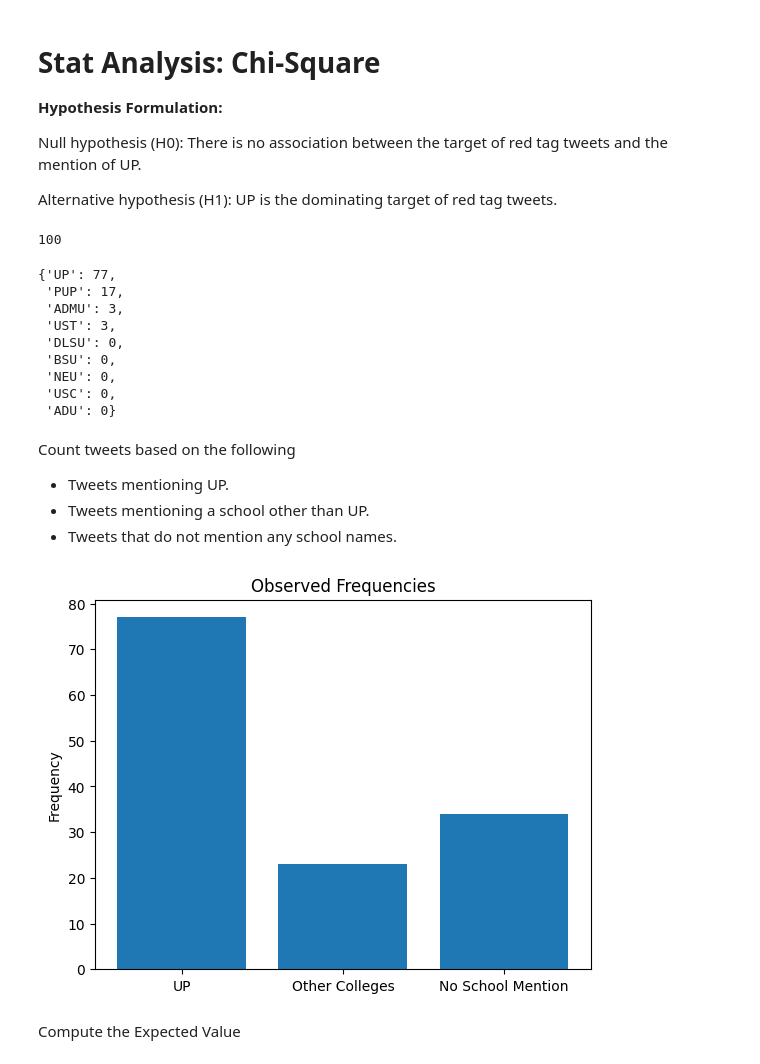
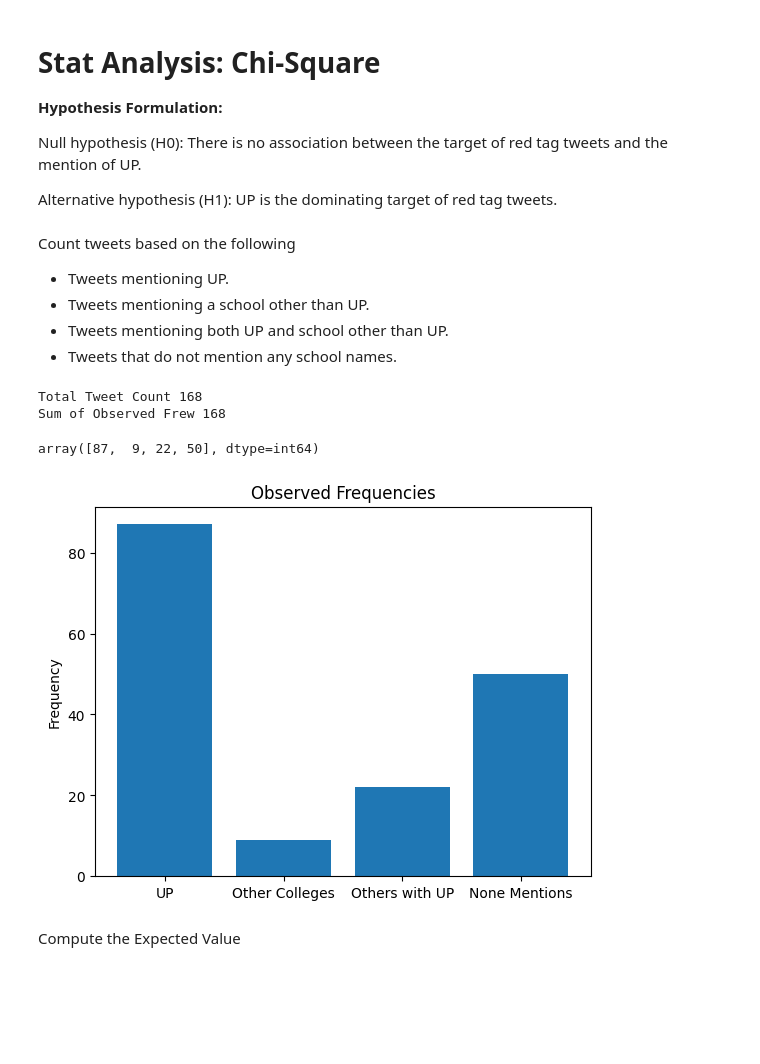
Before and after one commit to ShiroeLH/CS-132-PH-Twitter-Mis-Disinformation-Analysis, a Jupyter notebook: analysis/analysis.ipynb, the cells around one changed output. Drawn from its saved outputs; the diff is of its cells as text; code cells hidden in the pictures; blank space fills up the shorter version.

```diff
--- a/analysis/analysis.ipynb
+++ b/analysis/analysis.ipynb
@@ -115,7 +129,7 @@ Remarks              68
 dtype: int64
 # %%
-df_clean = df.dropna(axis=1)
-(df.shape, df_clean.shape)
+df_clean = df_subset.dropna(axis=1)
+(df_subset.shape, df_clean.shape)
 df_clean.columns
 # %% [output]
 Index(['ID', 'Timestamp', 'Tweet URL', 'Group', 'Collector', 'Category',
@@ -469,7 +477,7 @@ raw_bio = raw_bio.apply(rem_null)
 # %% [markdown]
 Extract emojis from **Account bios** and create a new dataframe column for **Bio emojis**
 # %%
-bio_emojis = [extract_emojis(s) for s in raw_bio]
+bio_emojis = [extract_emojis(s) for s in raw_bio.head(168)]
 
 # Insert niyo column Bio emojis
 df_clean["Bio emojis"] = bio_emojis
@@ -494,7 +502,7 @@ See the caveats in the documentation: https://pandas.pydata.org/pandas-docs/stab
 # %% [markdown]
 Extract emojis from **Tweets** and create a new dataframe column for **Tweet emojis**
 # %%
-tweet_emojis = [extract_emojis(s) for s in raw_tweets]
+tweet_emojis = [extract_emojis(s) for s in raw_tweets.head(168)]
 
 # Insert niyo column Bio emojis
 df_clean["Tweet emojis"] = tweet_emojis
@@ -1119,34 +1120,9 @@ Source: https://journals.lww.com/anesthesia-analgesia/fulltext/2018/05000/correl
 Null hypothesis (H0): There is no association between the target of red tag tweets and the mention of UP.
 
 Alternative hypothesis (H1): UP is the dominating target of red tag tweets.
-# %%
-# Compute tweets not mentioning the schools
-df_noncol = pd.DataFrame(1, index=range(df_clean['Tweet'].shape[0]), columns=['Non-Col'])
-
-temp = pd.concat([df_clean['Tweet'], df_noncol], axis=1)
-
-for school, keywords in schools.items():
-    for keyword in keywords:
-        # Check if keyword is present in the 'Tweet' column
-        temp.loc[temp['Tweet'].str.contains(keyword, case=False), 'Non-Col'] = 0
-
-non_col_sum = temp['Non-Col'].sum()
-# %% [output]
-100
-# %%
-school_count
-# %% [output]
-{'UP': 77,
- 'PUP': 17,
- 'ADMU': 3,
- 'UST': 3,
- 'DLSU': 0,
- 'BSU': 0,
- 'NEU': 0,
- 'USC': 0,
- 'ADU': 0}
 # %% [markdown]
 Count tweets based on the following
 - Tweets mentioning UP.
 - Tweets mentioning a school other than UP.
+- Tweets mentioning both UP and  school other than UP.
 - Tweets that do not mention any school names.
@@ -1160,27 +1129,47 @@ non_clg_tweet_count = non_col_sum
+# %%
+
+# Note that there are may be tweets that are mentioning both
+total_tweet_count = df_clean.shape[0]
+up_tweet_count = df_clean['UP'].sum()
+clg_tweet_count = df_clean['OTHER SCHOOLS'].sum()
+both_tweet_count = df_clean['BOTH'].sum()
+non_clg_tweet_count = df_clean['NONE'].sum()
+
+
+
+observed_freq = np.array([up_tweet_count, clg_tweet_count, both_tweet_count, non_clg_tweet_count])
+
+
+print("Total Tweet Count", total_tweet_count)
+print("Sum of Observed Frew", up_tweet_count+ clg_tweet_count+ both_tweet_count+ non_clg_tweet_count)
+observed_freq
+# %% [output]
+Total Tweet Count 168
+Sum of Observed Frew 168
+array([87,  9, 22, 50], dtype=int64)
 # %%
 import matplotlib.pyplot as plt
 import numpy as np
 
 # Define the categories and their corresponding frequencies
-categories = ['UP', 'Other Colleges', 'No School Mention']
-observed_freq = [up_tweet_count, clg_tweet_count, non_clg_tweet_count]
+categories = ['UP', 'Other Colleges', 'Others with UP', 'None Mentions']
 
 # Set the position of the bars on the x-axis
 x = np.arange(len(categories))
 
 # Plot the observed frequencies
 fig, ax = plt.subplots()
 rects = ax.bar(x, observed_freq)
 
 # Add labels, title, and legend
 ax.set_ylabel('Frequency')
 ax.set_title('Observed Frequencies')
 ax.set_xticks(x)
 ax.set_xticklabels(categories)
 
 # Display the plot
 plt.show()
 # %% [output]
-[figure, old version]
+[figure, new version]
 # %% [markdown]
 Compute the Expected Value
```
Also changed, not shown: parts of 30 cells of this notebook, 1 other file.
